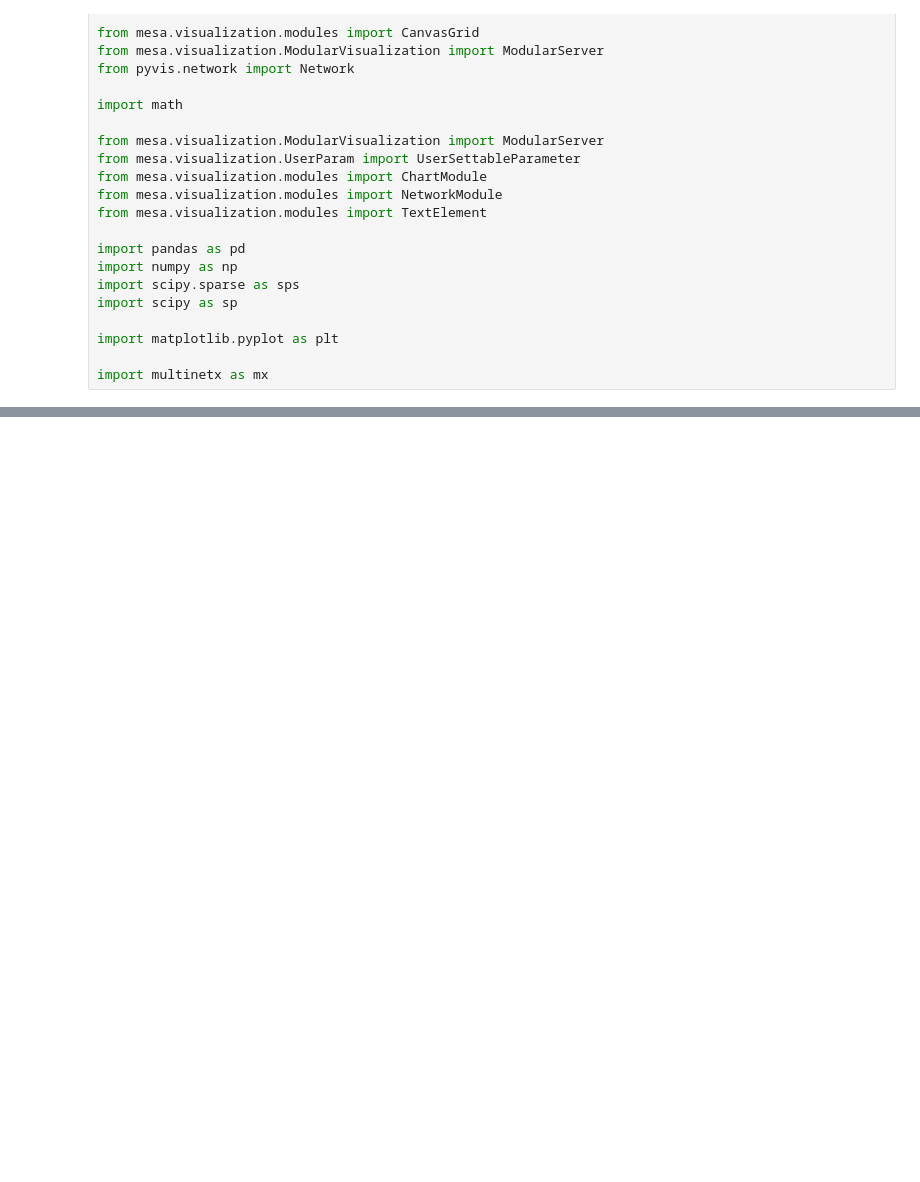
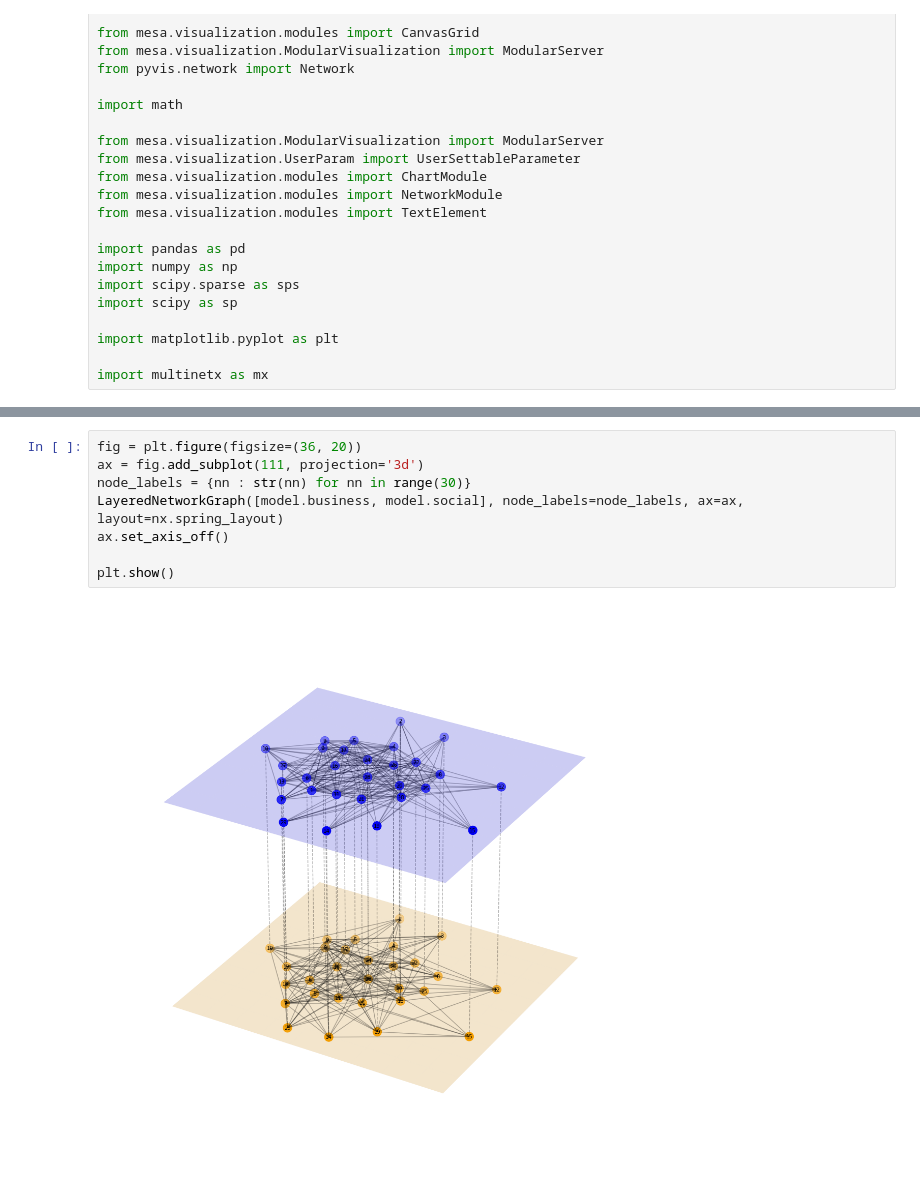
Before and after one commit to ennokuyt/IP, a Jupyter notebook: Model_COMPLETE.ipynb, the cells around one changed output, grey strips where cells are left out. Cells and saved outputs as stored; diff of their text form; blank space fills up the shorter version.

```diff
--- a/Model_COMPLETE.ipynb
+++ b/Model_COMPLETE.ipynb
@@ -921,0 +1087,10 @@ broker
+# %%
+fig = plt.figure(figsize=(36, 20))
+ax = fig.add_subplot(111, projection='3d')
+node_labels = {nn : str(nn) for nn in range(30)}
+LayeredNetworkGraph([model.business, model.social], node_labels=node_labels, ax=ax, layout=nx.spring_layout)
+ax.set_axis_off()
+
+plt.show()
+# %% [output]
+[figure, added]
```
Also changed, not shown: parts of 21 cells of this notebook.
